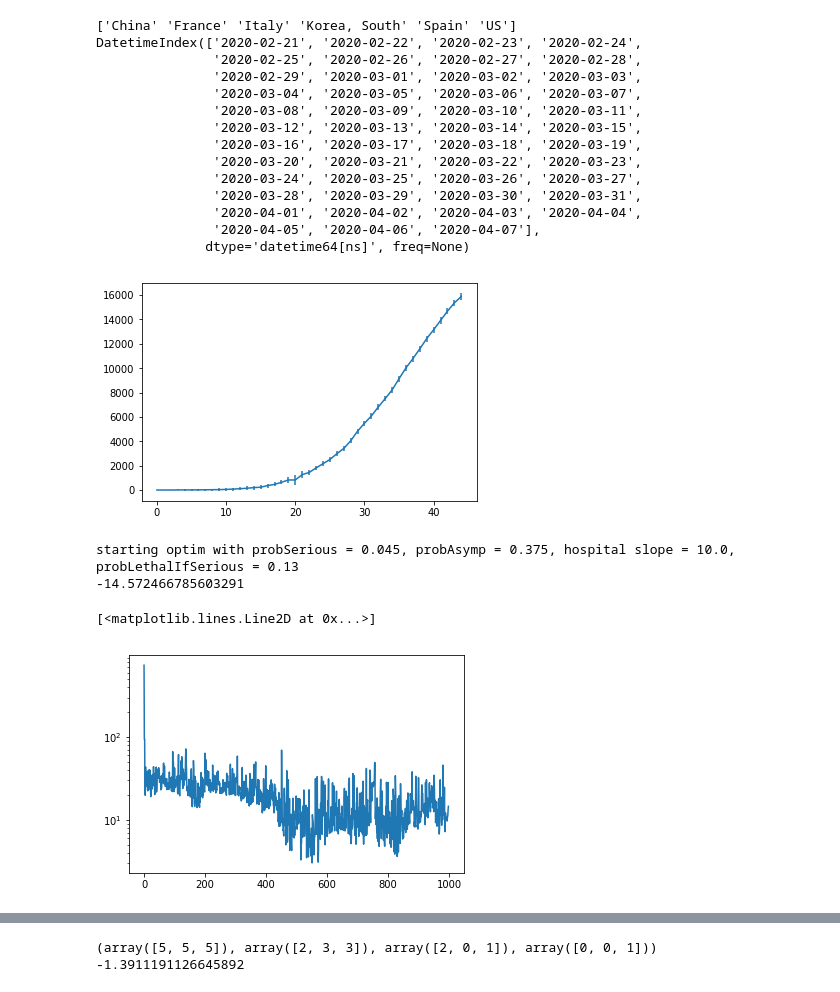
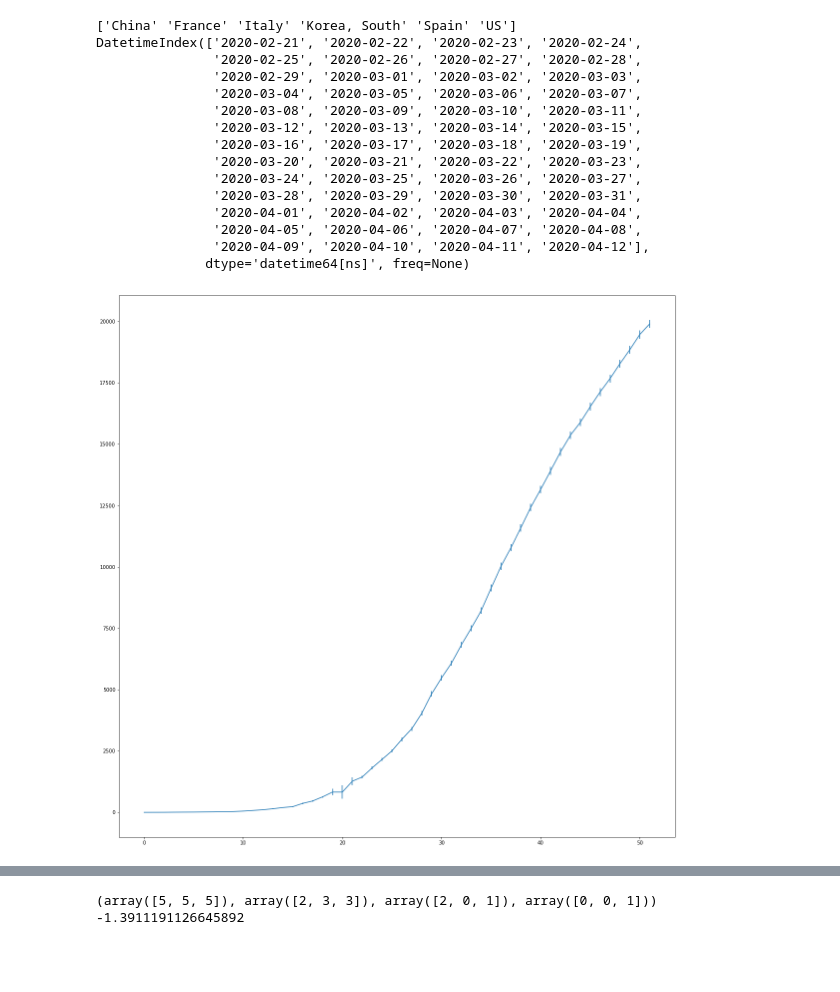
Before and after one commit to AndreasFinke/mcmc, a Jupyter notebook: notebooks/covid3.ipynb, the cells around one changed output, grey strips where cells are left out. Drawn from its saved outputs; the diff is of its cells as text; code cells hidden in the pictures; blank space fills up the shorter version.

```diff
--- a/notebooks/covid3.ipynb
+++ b/notebooks/covid3.ipynb
@@ -78,7 +78,7 @@ if country == 'France':
     nPop = 67000000
     icuBeds = 7000
 
-nPredictDays = 10
+nPredictDays = 60
 maxdelay = 40
 
 #testdays = np.arange(60)
@@ -89,7 +89,7 @@ maxdelay = 40
 deaths_data = np.array(list(df_dict[country]['Cases'].values))
 
 
-deaths_data = deaths_data[:-2]
+#deaths_data = deaths_data[:-4]
 
 
 
@@ -105,13 +105,19 @@ deaths_past[maxdelay:] = deaths_data
 #besides the constant
 
 #shot noise: every delta has sigma = sqrt(delta). day i var is cumsum of sigma^2=delta, so the original total.
-#additionally, we assume per day 10 deaths may go unnoticed early in the first two weeks - systematic error...
-#we could also assume a percentage of delta per day is a random added error, but these are not independent and even out late
-#while not important initally.
+#constant unnoticed deaths are fitted for
+#assume additional 10% attribution error in the numbers of each day, which however are supposed to be cancelled by anticorrelated erros in
+#the next 2 days instead of accumulating
+
 shotnoise = np.sqrt(deaths_data)
-unnoticed = 10*np.ones(deaths_data.shape)
-unnoticed[14:] = 0
-deaths_error = np.cumsum(unnoticed) + shotnoise
+deaths_error = shotnoise
+
+perday = np.diff(deaths_data)
+deaths_error[1:] += 0.05*perday
+
+#unnoticed = 3*np.ones(deaths_data.shape)
+#unnoticed[14:] = 0
+ #np.cumsum(unnoticed) + shotnoise
 
 if country == 'Italy':
     deaths_error[19] += 100
@@ -125,6 +131,7 @@ time_all = np.arange(deaths_past.size+nPredictDays)-maxdelay
 
 
 #plt.plot(time_past, deaths_past)
+plt.figure(figsize=(20,20))
 plt.errorbar(time_data, deaths_data, deaths_error)
 
 
@@ -135,35 +142,36 @@ deathdata[1, :] = deaths_error
 
 if country == 'Italy':
     discontdays = np.array([1, 9, 12, 29]) #removed 32
-    discontvals = np.array([0.5,0.3,0.2,0.2])
+    discontvals = np.array([0.44,0.35,0.152,0.139])
 if country == 'Spain':
     discontdays = np.array([8, 10, 25]) #removed 32
     discontvals = np.array([1,0.6,0.2])
 if country == 'France':
     discontdays = np.array([22, 28, 30, 31]) #removed 32
     discontvals = np.array([1,0.8,0.2, 0.1])
 
 discontdata = np.zeros((3, discontdays.size))
 discontdata[0, :] = discontdays
 discontdata[1, :] = discontvals
 discontdata[2, :] = discontvals # > 0 means sample this (else fixed)
 #discontdata[2, 1] = -1         # < 0 means fix
 
 data = mcmc.DiseaseData(deathdata,  discontdata)
 # %% [output]
 ['China' 'France' 'Italy' 'Korea, South' 'Spain' 'US']
 DatetimeIndex(['2020-02-21', '2020-02-22', '2020-02-23', '2020-02-24',
                '2020-02-25', '2020-02-26', '2020-02-27', '2020-02-28',
                '2020-02-29', '2020-03-01', '2020-03-02', '2020-03-03',
                '2020-03-04', '2020-03-05', '2020-03-06', '2020-03-07',
                '2020-03-08', '2020-03-09', '2020-03-10', '2020-03-11',
                '2020-03-12', '2020-03-13', '2020-03-14', '2020-03-15',
                '2020-03-16', '2020-03-17', '2020-03-18', '2020-03-19',
                '2020-03-20', '2020-03-21', '2020-03-22', '2020-03-23',
                '2020-03-24', '2020-03-25', '2020-03-26', '2020-03-27',
                '2020-03-28', '2020-03-29', '2020-03-30', '2020-03-31',
                '2020-04-01', '2020-04-02', '2020-04-03', '2020-04-04',
-               '2020-04-05', '2020-04-06', '2020-04-07'],
+               '2020-04-05', '2020-04-06', '2020-04-07', '2020-04-08',
+               '2020-04-09', '2020-04-10', '2020-04-11', '2020-04-12'],
               dtype='datetime64[ns]', freq=None)
-[figure, old version]
+[figure, new version]
 # %%
@@ -240,30 +261,0 @@ def loglike(icuBeds, probSerious, probAsymp, hospitalSlope, probLethalIfSerious)
-# %%
-
-n1 = 6
-n2 = 5
-n3 = 4
-n4 = 5
-
-g1 = np.linspace(0.02, 0.045, n1)
-g2 = np.linspace(0.15, 0.45, n2)
-g3 = np.linspace(10, 40, n3)
-g4 = np.linspace(0.13, 0.17, n4)
-
-
-
-l, chain = loglike(icuBeds, g1[5], g2[3], g3[0], g4[0] )
-
-# -94.37738315599918
-# -66.17543198020331
-# -58.995378644211385
-# -54.473744300816364
-
-#  25 (8, 100, 1000 steps)
-# %% [output]
-starting optim with probSerious = 0.045, probAsymp = 0.375, hospital slope = 10.0, probLethalIfSerious = 0.13
--14.572466785603291
-# %%
-plt.semilogy(-chain.getLoglikes())
-# %% [output]
-[<matplotlib.lines.Line2D at 0x...>]
-[figure, removed]
```
Also changed, not shown: parts of 9 cells of this notebook, 2 other files.
